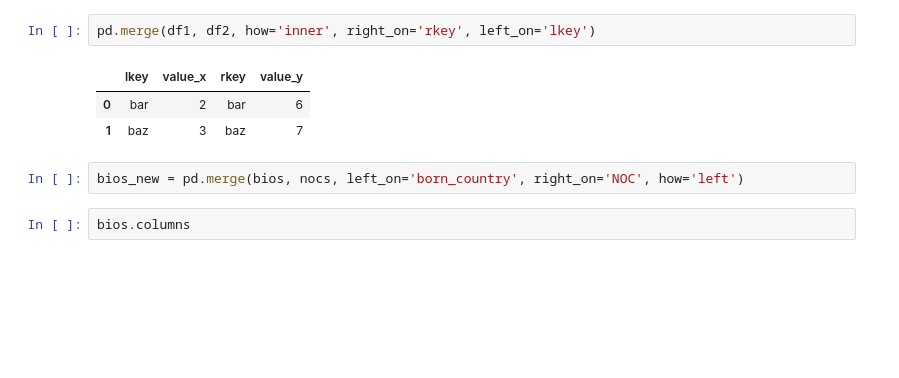
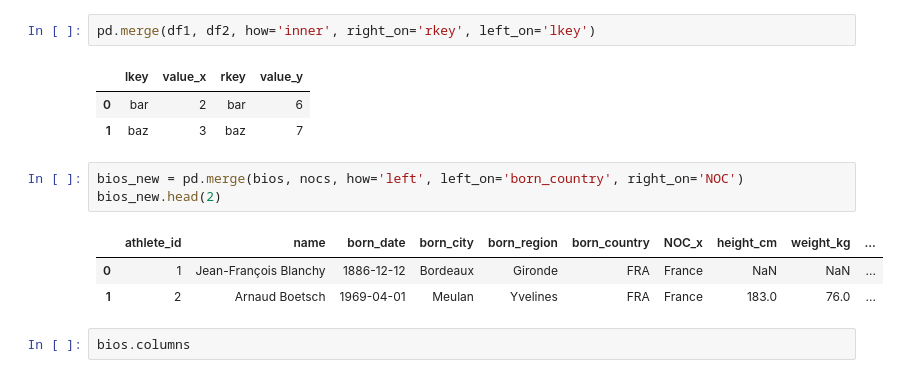
Before and after one commit to qslia/pandasNotes, a Jupyter notebook: practice/Lab 7 Tutorial.ipynb, the cells around one changed output. Cells and saved outputs as stored; diff of their text form; blank space fills up the shorter version.

```diff
--- a/practice/Lab 7 Tutorial.ipynb
+++ b/practice/Lab 7 Tutorial.ipynb
@@ -1010,7 +872,12 @@ pd.merge(df1, df2, how='inner', right_on='rkey', left_on='lkey')
 | 0 | bar | 2 | bar | 6 |
 | 1 | baz | 3 | baz | 7 |
 # %%
-bios_new = pd.merge(bios, nocs, left_on='born_country', right_on='NOC', how='left')
+bios_new = pd.merge(bios, nocs, how='left', left_on='born_country', right_on='NOC')
+bios_new.head(2)
+# %% [output]
+|  | athlete_id | name | born_date | born_city | born_region | born_country | NOC_x | height_cm | weight_kg | ... |
+| 0 | 1 | Jean-François Blanchy | 1886-12-12 | Bordeaux | Gironde | FRA | France | NaN | NaN | ... |
+| 1 | 2 | Arnaud Boetsch | 1969-04-01 | Meulan | Yvelines | FRA | France | 183.0 | 76.0 | ... |
 # %%
 bios.columns
 # %% [output]
```
Also changed, not shown: parts of 72 cells of this notebook.
